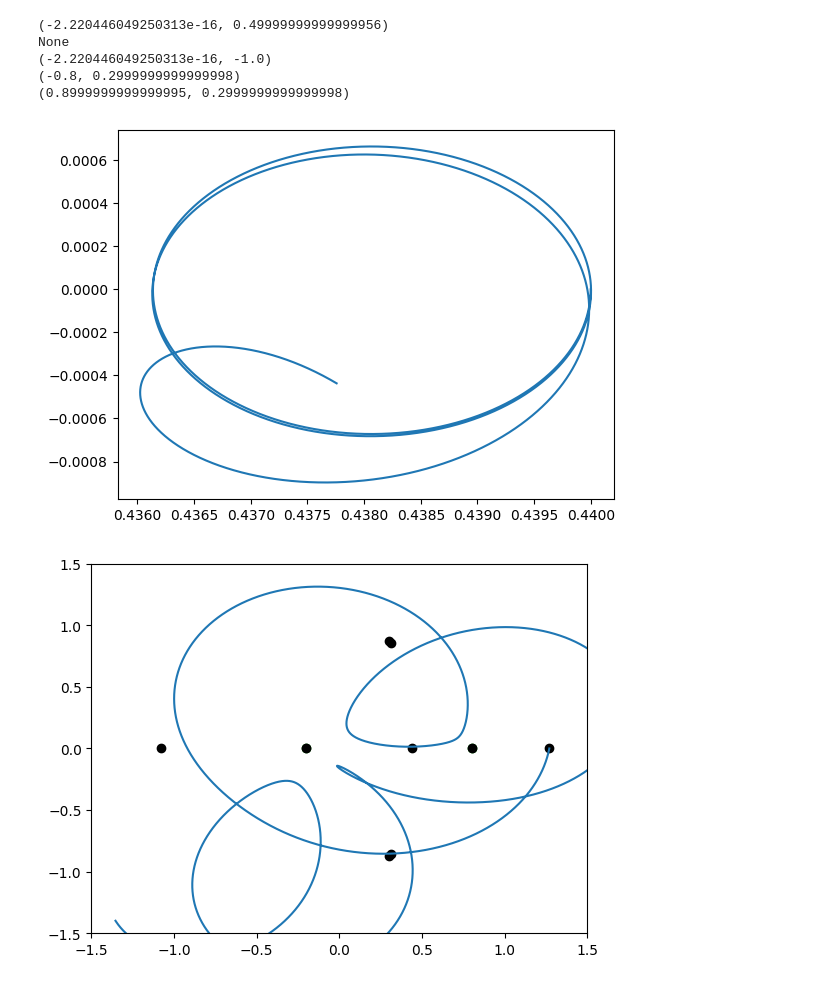
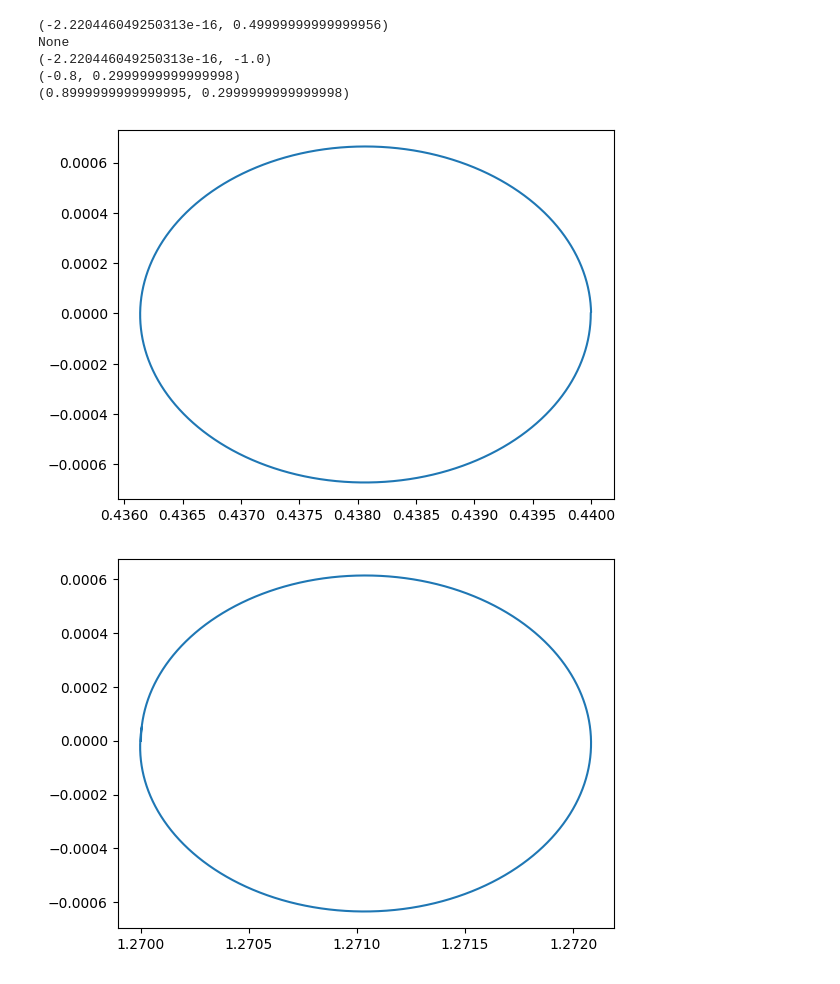
Before and after one commit to ZhizhchenkoA/Mechanic_Project, a Jupyter notebook: Z.ipynb, the cells around one changed output. Drawn from its saved outputs; the diff is of its cells as text; code cells hidden in the pictures.

```diff
--- a/Z.ipynb
+++ b/Z.ipynb
@@ -138,11 +138,11 @@ None
 (-0.8, 0.2999999999999998)
 (0.8999999999999995, 0.2999999999999998)
 # %%
-L1 = move(L_x[0] - 1e-6, L_y[0], px=0, py=0.4371024, t=40000)
+L1 = move(L_x[0] - 1e-6, L_y[0], px=0, py=0.4371024, t=14520)
 # %% [output]
-[figure, old version]
+[figure, new version]
 # %%
-L2 = move(L_x[1], L_y[1], px=-0.28, py=-0.66, t=100000)
+L2 = move(L_x[1], L_y[1], px=0, py=1.27183, t=21500)
 # %% [output]
-[figure, old version]
+[figure, new version]
 # %%
```
Also changed, not shown: parts of 3 cells of this notebook.
